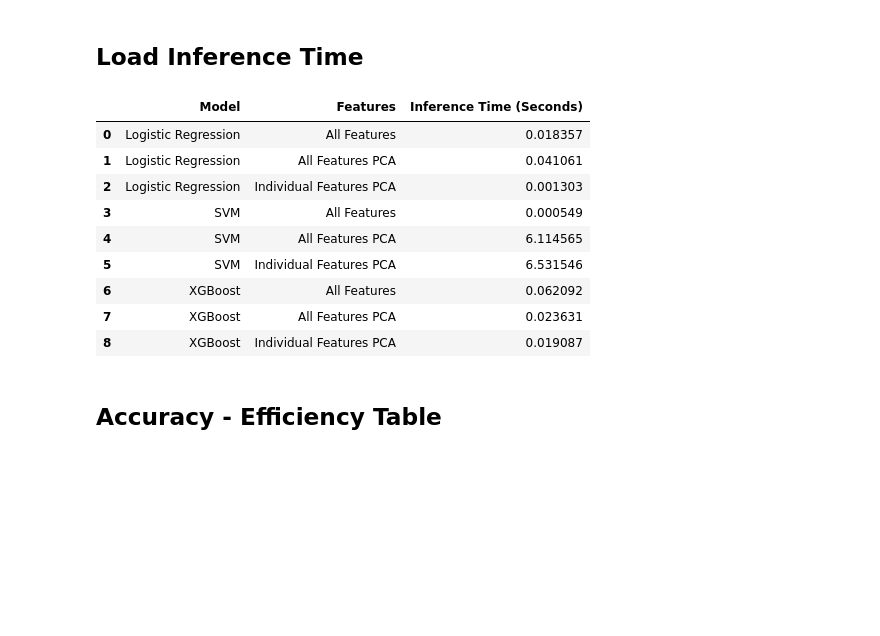
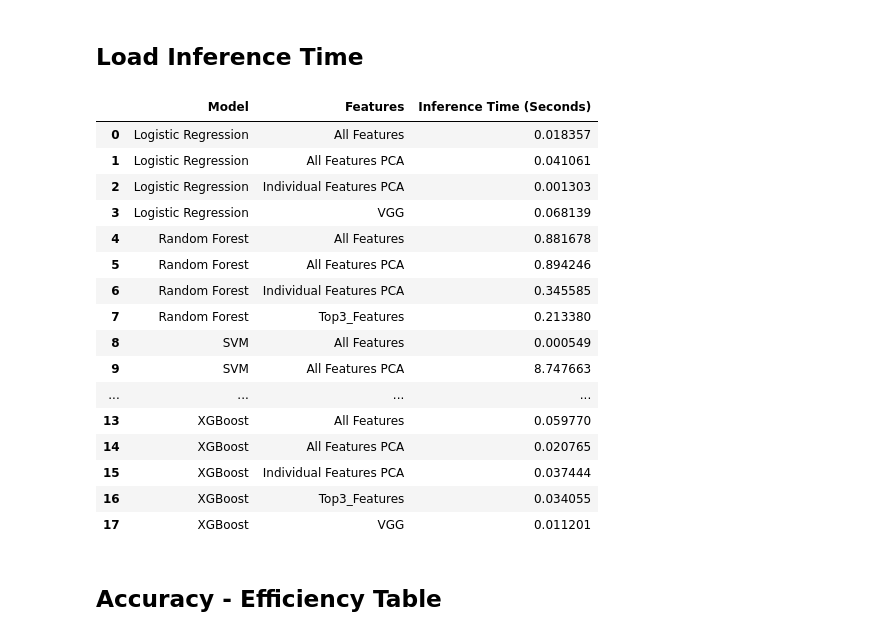
Before and after one commit to ijyliu/computer-vision-project, a Jupyter notebook: Code/Evaluation/Accuracy-Efficiency Table.ipynb, the cells around one changed output. Saved outputs shown, nothing was run; the diff lists cells and outputs as text; code cells hidden in the pictures; blank space fills up the shorter version.

```diff
--- a/Code/Evaluation/Accuracy-Efficiency Table.ipynb
+++ b/Code/Evaluation/Accuracy-Efficiency Table.ipynb
@@ -142,40 +158,47 @@ job_cpu
 # Load get each Excel file in subdirectories of '../../Output/Classifier Inference' into a DataFrame
 # and concatenate them into a single DataFrame
 
 # Get all Excel files in subdirectories of '../../Output/Classifier Inference'
-all_files = glob.glob('../../Output/Classifier Inference/**/*.xlsx', recursive=True)
+all_files = glob.glob('../../Output/Classifier Inference/**/*Prediction Statistics.xlsx', recursive=True)
 all_files
 
 # Read each Excel file into a DataFrame and concatenate them into a single DataFrame
 inference_time_df = pd.concat([pd.read_excel(f) for f in all_files], ignore_index=True)
 # Add column of filenames
 inference_time_df['Filename Full'] = [f for f in all_files]
 # Change '\\' to '/' in 'Filename Full'
 inference_time_df['Filename Full'] = inference_time_df['Filename Full'].str.replace('\\', '/')
 # Model - second to last part of 'Filename Full' split by '/'
 inference_time_df['Model'] = inference_time_df['Filename Full'].str.split('/').str[-2]
 # Features - last part of 'Filename Full' split by '/'
 inference_time_df['Features'] = inference_time_df['Filename Full'].str.split('/').str[-1]
 # Strip " Prediction Statistics.xlsx" from 'Features'
 inference_time_df['Features'] = inference_time_df['Features'].str.replace(' Prediction Statistics.xlsx', '')
 # Recode 'Features'
 mapping = {'All_Features_PCA': 'All Features PCA', 'Individual_Features_PCA': 'Individual Features PCA', 'All_Data': 'All Features'}
 inference_time_df['Features'] = inference_time_df['Features'].replace(mapping)
 # Limit columns to 'Model', 'Features', 'Inference Time (Seconds)' (runtime_minutes edited)
 inference_time_df['Inference Time (Seconds)'] = inference_time_df['runtime_minutes'] * 60
 inference_time_df = inference_time_df[['Model', 'Features', 'Inference Time (Seconds)']]
 inference_time_df
 # %% [output]
 |  | Model | Features | Inference Time (Seconds) |
 | 0 | Logistic Regression | All Features | 0.018357 |
 | 1 | Logistic Regression | All Features PCA | 0.041061 |
 | 2 | Logistic Regression | Individual Features PCA | 0.001303 |
-| 3 | SVM | All Features | 0.000549 |
-| 4 | SVM | All Features PCA | 6.114565 |
-| 5 | SVM | Individual Features PCA | 6.531546 |
-| 6 | XGBoost | All Features | 0.062092 |
-| 7 | XGBoost | All Features PCA | 0.023631 |
-| 8 | XGBoost | Individual Features PCA | 0.019087 |
+| 3 | Logistic Regression | VGG | 0.068139 |
+| 4 | Random Forest | All Features | 0.881678 |
+| 5 | Random Forest | All Features PCA | 0.894246 |
+| 6 | Random Forest | Individual Features PCA | 0.345585 |
+| 7 | Random Forest | Top3_Features | 0.213380 |
+| 8 | SVM | All Features | 0.000549 |
+| 9 | SVM | All Features PCA | 8.747663 |
+| ... | ... | ... | ... |
+| 13 | XGBoost | All Features | 0.059770 |
+| 14 | XGBoost | All Features PCA | 0.020765 |
+| 15 | XGBoost | Individual Features PCA | 0.037444 |
+| 16 | XGBoost | Top3_Features | 0.034055 |
+| 17 | XGBoost | VGG | 0.011201 |
 # %% [markdown]
 ## Accuracy - Efficiency Table
 # %%
```
Also changed, not shown: parts of 11 cells of this notebook, 6 other files.
